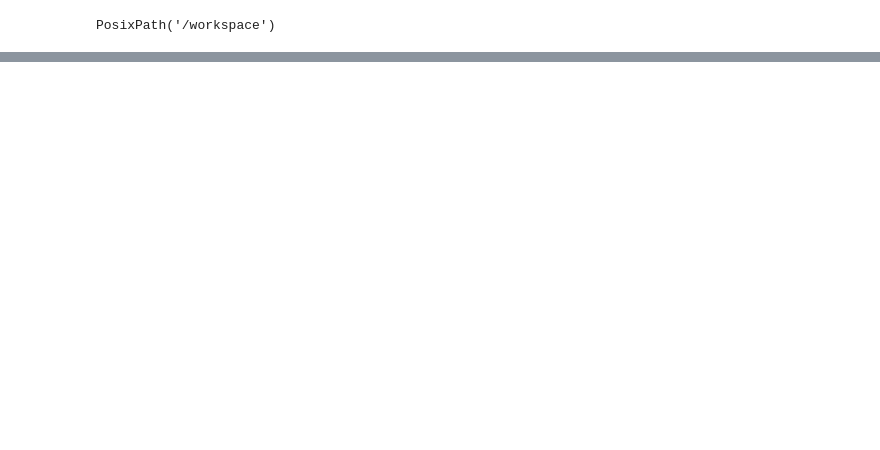
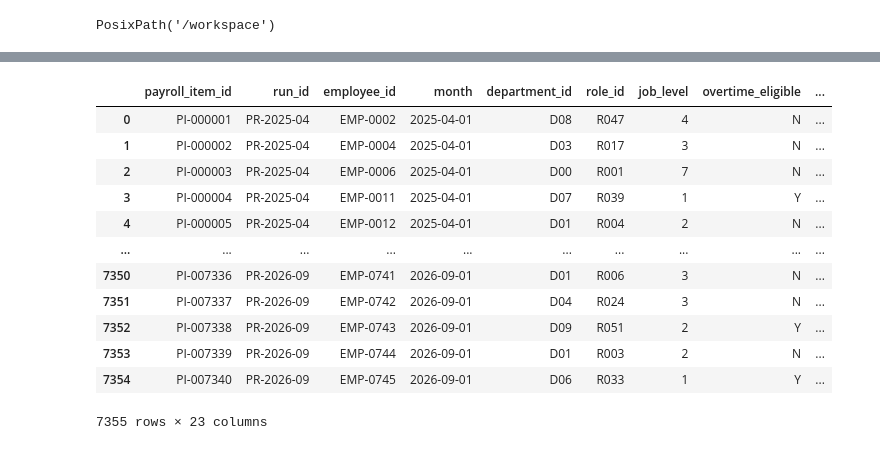
Before and after one commit to Eniyan-j/cortexhr, a Jupyter notebook: 02_feature_pipeline.ipynb, the cells around one changed output, grey strips where cells are left out. Cells and saved outputs as stored; diff of their text form; code cells hidden in the pictures; blank space fills up the shorter version.

```diff
--- a/02_feature_pipeline.ipynb
+++ b/02_feature_pipeline.ipynb
@@ -39,0 +203,16 @@ src/features.py
+# %%
+df2
+# %% [output]
+|  | payroll_item_id | run_id | employee_id | month | department_id | role_id | job_level | overtime_eligible | ... |
+| 0 | PI-000001 | PR-2025-04 | EMP-0002 | 2025-04-01 | D08 | R047 | 4 | N | ... |
+| 1 | PI-000002 | PR-2025-04 | EMP-0004 | 2025-04-01 | D03 | R017 | 3 | N | ... |
+| 2 | PI-000003 | PR-2025-04 | EMP-0006 | 2025-04-01 | D00 | R001 | 7 | N | ... |
+| 3 | PI-000004 | PR-2025-04 | EMP-0011 | 2025-04-01 | D07 | R039 | 1 | Y | ... |
+| 4 | PI-000005 | PR-2025-04 | EMP-0012 | 2025-04-01 | D01 | R004 | 2 | N | ... |
+| ... | ... | ... | ... | ... | ... | ... | ... | ... | ... |
+| 7350 | PI-007336 | PR-2026-09 | EMP-0741 | 2026-09-01 | D01 | R006 | 3 | N | ... |
+| 7351 | PI-007337 | PR-2026-09 | EMP-0742 | 2026-09-01 | D04 | R024 | 3 | N | ... |
+| 7352 | PI-007338 | PR-2026-09 | EMP-0743 | 2026-09-01 | D09 | R051 | 2 | Y | ... |
+| 7353 | PI-007339 | PR-2026-09 | EMP-0744 | 2026-09-01 | D01 | R003 | 2 | N | ... |
+| 7354 | PI-007340 | PR-2026-09 | EMP-0745 | 2026-09-01 | D06 | R033 | 1 | Y | ... |
+7355 rows × 23 columns
```
Also changed, not shown: parts of 151 cells of this notebook, 8 other files.
